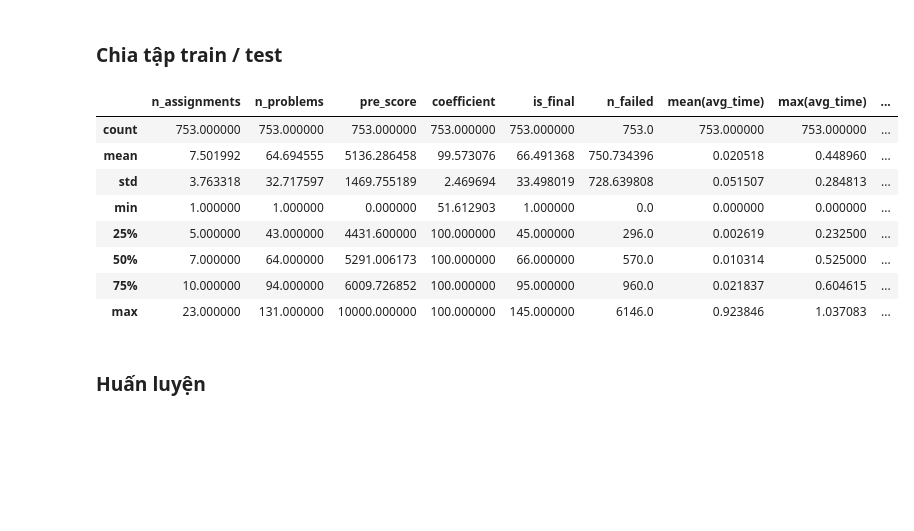
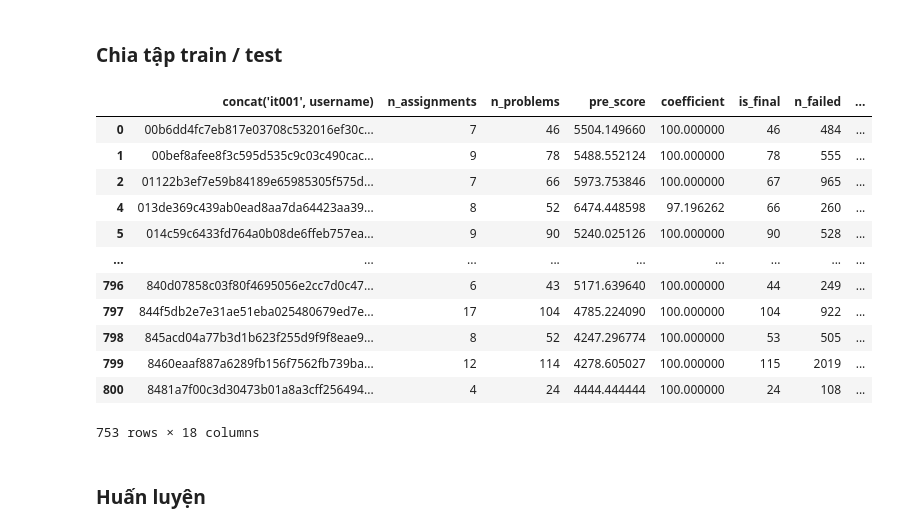
Before and after one commit to azdew/CS114_Project, a Jupyter notebook: linear_regression/khang/dataset1_th/model7/274467.ipynb, the cells around one changed output. Drawn from its saved outputs; the diff is of its cells as text; code cells hidden in the pictures; blank space fills up the shorter version.

```diff
--- a/linear_regression/khang/dataset1_th/model7/274467.ipynb
+++ b/linear_regression/khang/dataset1_th/model7/274467.ipynb
@@ -210,17 +210,21 @@ X_train_scaled = scaler.fit_transform(X_train)
 X_val_scaled = scaler.transform(X_val)
 X_test_scaled = scaler.transform(X_test)
 # %%
-df_final.describe()
+df_final
 # %% [output]
-|  | n_assignments | n_problems | pre_score | coefficient | is_final | n_failed | mean(avg_time) | max(avg_time) | ... |
-| count | 753.000000 | 753.000000 | 753.000000 | 753.000000 | 753.000000 | 753.0 | 753.000000 | 753.000000 | ... |
-| mean | 7.501992 | 64.694555 | 5136.286458 | 99.573076 | 66.491368 | 750.734396 | 0.020518 | 0.448960 | ... |
-| std | 3.763318 | 32.717597 | 1469.755189 | 2.469694 | 33.498019 | 728.639808 | 0.051507 | 0.284813 | ... |
-| min | 1.000000 | 1.000000 | 0.000000 | 51.612903 | 1.000000 | 0.0 | 0.000000 | 0.000000 | ... |
-| 25% | 5.000000 | 43.000000 | 4431.600000 | 100.000000 | 45.000000 | 296.0 | 0.002619 | 0.232500 | ... |
-| 50% | 7.000000 | 64.000000 | 5291.006173 | 100.000000 | 66.000000 | 570.0 | 0.010314 | 0.525000 | ... |
-| 75% | 10.000000 | 94.000000 | 6009.726852 | 100.000000 | 95.000000 | 960.0 | 0.021837 | 0.604615 | ... |
-| max | 23.000000 | 131.000000 | 10000.000000 | 100.000000 | 145.000000 | 6146.0 | 0.923846 | 1.037083 | ... |
+|  | concat('it001', username) | n_assignments | n_problems | pre_score | coefficient | is_final | n_failed | ... |
+| 0 | 00b6dd4fc7eb817e03708c532016ef30c... | 7 | 46 | 5504.149660 | 100.000000 | 46 | 484 | ... |
+| 1 | 00bef8afee8f3c595d535c9c03c490cac... | 9 | 78 | 5488.552124 | 100.000000 | 78 | 555 | ... |
+| 2 | 01122b3ef7e59b84189e65985305f575d... | 7 | 66 | 5973.753846 | 100.000000 | 67 | 965 | ... |
+| 4 | 013de369c439ab0ead8aa7da64423aa39... | 8 | 52 | 6474.448598 | 97.196262 | 66 | 260 | ... |
+| 5 | 014c59c6433fd764a0b08de6ffeb757ea... | 9 | 90 | 5240.025126 | 100.000000 | 90 | 528 | ... |
+| ... | ... | ... | ... | ... | ... | ... | ... | ... |
+| 796 | 840d07858c03f80f4695056e2cc7d0c47... | 6 | 43 | 5171.639640 | 100.000000 | 44 | 249 | ... |
+| 797 | 844f5db2e7e31ae51eba025480679ed7e... | 17 | 104 | 4785.224090 | 100.000000 | 104 | 922 | ... |
+| 798 | 845acd04a77b3d1b623f255d9f9f8eae9... | 8 | 52 | 4247.296774 | 100.000000 | 53 | 505 | ... |
+| 799 | 8460eaaf887a6289fb156f7562fb739ba... | 12 | 114 | 4278.605027 | 100.000000 | 115 | 2019 | ... |
+| 800 | 8481a7f00c3d30473b01a8a3cff256494... | 4 | 24 | 4444.444444 | 100.000000 | 24 | 108 | ... |
+753 rows × 18 columns
 # %% [markdown]
 ### Huấn luyện
 # %%
```
Also changed, not shown: 1 other file.
